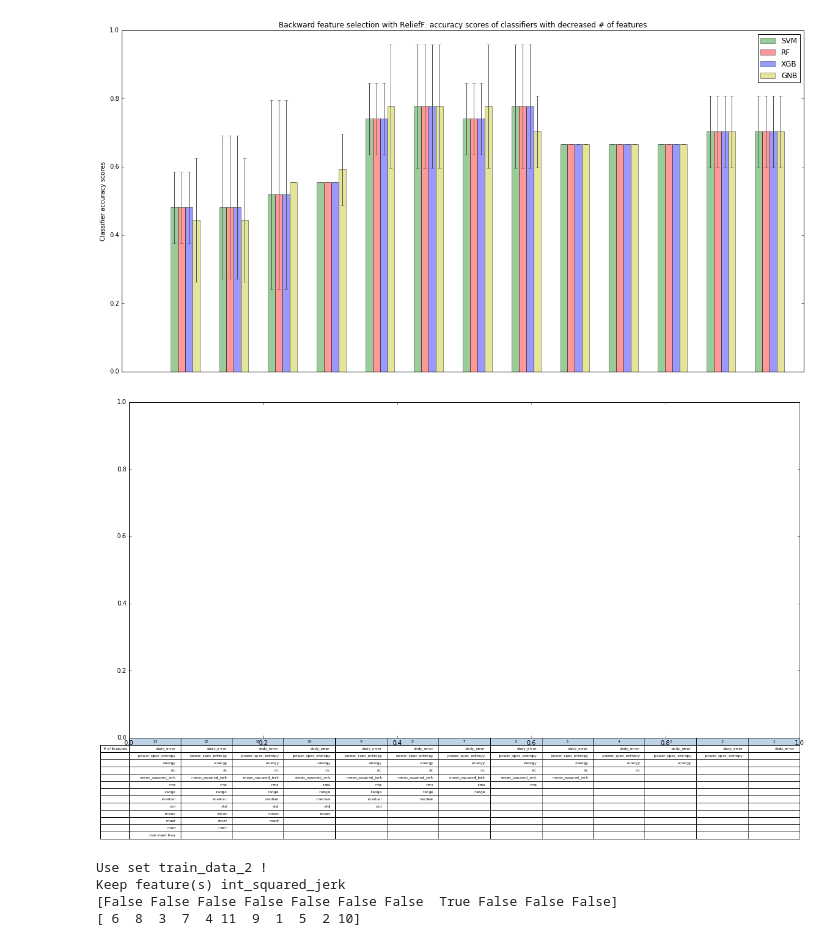
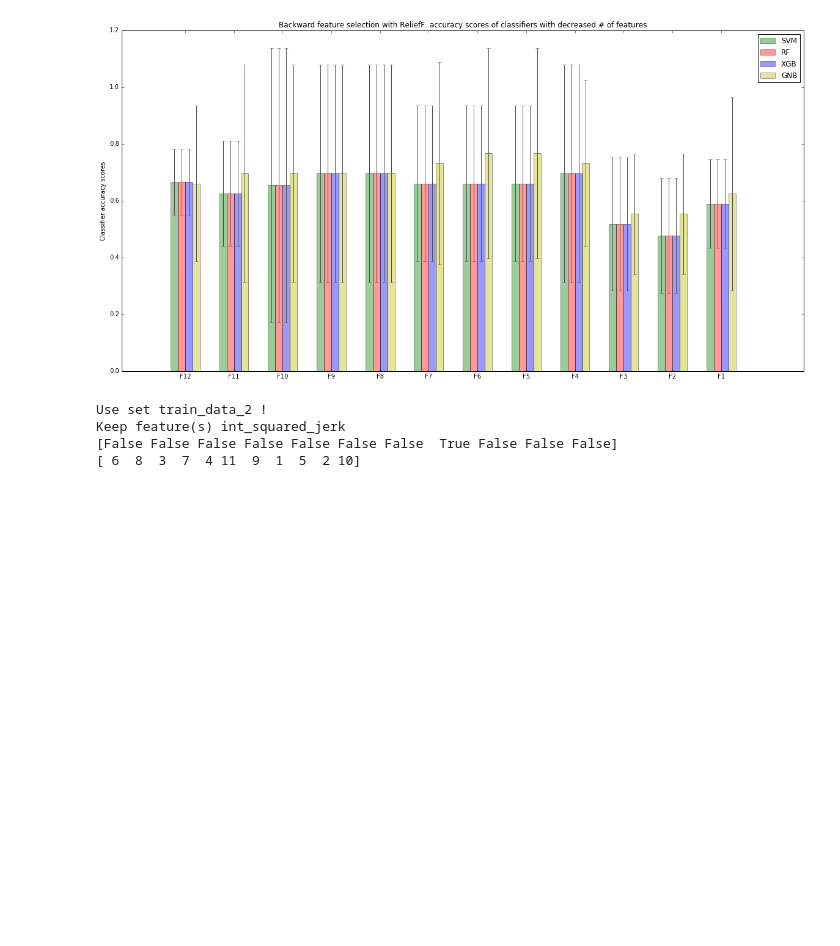
Before and after one commit to toologicbv/smart_play_set, a Jupyter notebook: utils/feature_selection_v2.ipynb, the cells around one changed output. Drawn from its saved outputs; the diff is of its cells as text; code cells hidden in the pictures; blank space fills up the shorter version.

```diff
--- a/utils/feature_selection_v2.ipynb
+++ b/utils/feature_selection_v2.ipynb
@@ -78,7 +78,7 @@ low
 True
 # %%
 train_data_2, train_labels_2, dta_dict_2 = get_data('20160921', force=False, apply_window_func=True, calc_mag=True,
-                                              extra_label="20hz_1axis_low8hz_27_13_1", optimal_w_size=False,
+                                              extra_label="20hz_1axis_low8hz_27_12_1", optimal_w_size=False,
                                                    f_type='low', lowcut=8, b_order=5)
 
 # for cross validation train data has to have 2 dim tensor
@@ -211,0 +250,4 @@ gnb - Accuracy: 0.62 (+/- 0.34)
+# %%
+
+f_list = [features[i] for i in fs.top_features]
+print(X_train_2.shape)
@@ -272,46 +316,45 @@ bar_width = 0.15
 opacity = 0.4
 error_config = {'ecolor': '0.3'}
 ind = np.arange(num_of_features, 0, -1)
+ind = np.arange(1, num_of_features+1)
+
 
 fig, ax = plt.subplots(figsize=(20, 10))
+# NOTE WE NEED TO REVERSE THE ORDER OF THE
 plt.bar(ind, res_svm_mean, bar_width, color='g', yerr=(res_svm_std * 2), label=classifiers[0],
           alpha=opacity, error_kw=error_config)
 plt.bar(ind + bar_width, res_rfc_mean, bar_width, color='r', yerr=(res_rfc_std * 2), label=classifiers[1],
            alpha=opacity, error_kw=error_config)
 plt.bar(ind + (2 * bar_width), res_xgb_mean, bar_width, color='b', yerr=(res_xgb_std * 2), label=classifiers[2],
            alpha=opacity, error_kw=error_config)
 plt.bar(ind + (3 * bar_width), res_gnb_mean, bar_width, color='y', yerr=(res_gnb_std * 2), label=classifiers[3],
            alpha=opacity, error_kw=error_config)
 
-plt.xticks([])
+# ax[0].set_xticks(np.arange(1, num_of_features+1)+ (2 * bar_width))
+xticks = np.arange(1, num_of_features+1)+ (2 * bar_width)
+x_ticks_labels = ["F" + str(x) for x in ind[::-1]]
+plt.xticks(xticks, x_ticks_labels)
+
 plt.ylabel(ylabel)
 plt.title(title)
 plt.legend(loc="best")
 
 f_list_2d = []
 for i, f_list in enumerate(kept_feature_lists):
     f_list = f_list.split(',')
     f_list.extend(" " * (num_of_features - len(f_list)))
     f_list_2d.append(f_list)   # [x for _, x in enumerate (f_list)]
 
 # transpose 2d list
 f_list_2d = zip(*f_list_2d)
 clust_data = np.random.random((num_of_features,num_of_features))
 collabel=(ind)
 
-colors = plt.cm.BuPu(np.linspace(0.25, 0.25, num_of_features))
-plt.subplots_adjust(left=0.2, bottom=0.1)
-rows = []
-rows.extend(" " * num_of_features)
-rows[0] = "# of features"
-the_table = plt.table(cellText=f_list_2d,colLabels=collabel, colColours=colors, loc='bottom', rowLabels=rows)
 
 
-
-plt.savefig("/home/jogi/git/repository/smart_play_set/images/f_selection_1.jpg", bbox_inches='tight')
+plt.savefig("/home/jogi/git/repository/smart_play_set/images/f_selection_12f.jpg", bbox_inches='tight')
 # %% [output]
-[figure, old version]
+[figure, new version]
-[figure, removed]
 # %%
 use_1 = False
 
```
Also changed, not shown: parts of 6 cells of this notebook, 4 other files.
